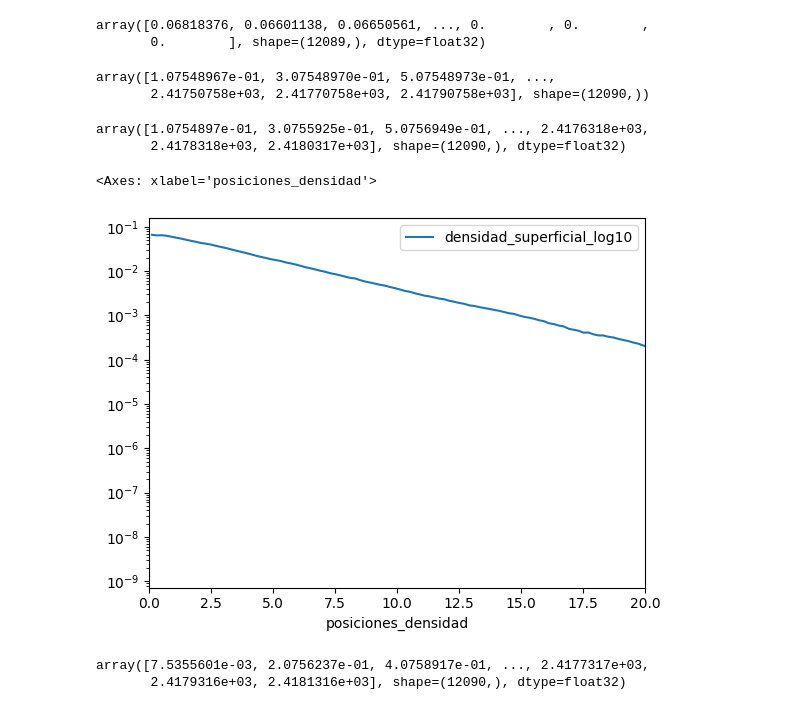
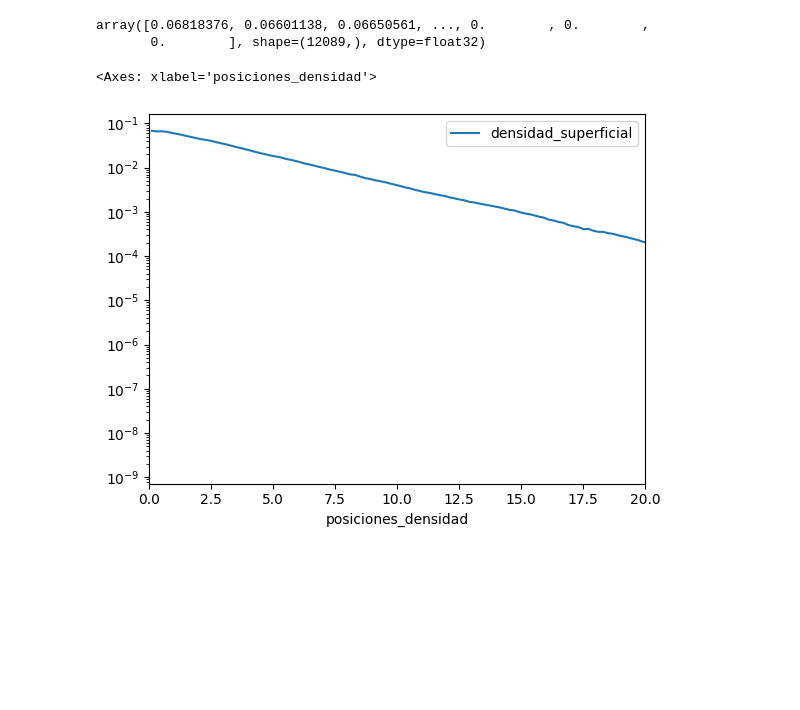
Before and after one commit to sperezp23/Analizador_de_Galaxias, a Jupyter notebook: Ensayos.ipynb, the cells around one changed output. Cells and saved outputs as stored; diff of their text form; code cells hidden in the pictures; blank space fills up the shorter version.

```diff
--- a/Ensayos.ipynb
+++ b/Ensayos.ipynb
@@ -267,53 +267,30 @@ array([0.06818376, 0.06601138, 0.06650561, ..., 0.        , 0.        ,
 # %%
 disco_df['r_xy'] = np.sqrt( disco_df.x_f**2 + disco_df.y_f**2)
 
 r_xy_min = disco_df.r_xy.min()
 r_xy_max = disco_df.r_xy.max()
-numero_total_arandelas = np.int32((r_xy_max - r_xy_min) / 0.2)
+numero_total_radios_arandelas = np.int32((r_xy_max - r_xy_min) / 0.2)
 
-radios_arandelas = np.linspace(r_xy_min, r_xy_max, numero_total_arandelas)
+radios_arandelas = np.linspace(r_xy_min, r_xy_max, numero_total_radios_arandelas)
 suma_de_radios = radios_arandelas[1:] + radios_arandelas[:-1]
 area_arandelas = np.pi * 0.2 * suma_de_radios
 
 masa_arandelas = np.array([
     disco_df.masa[(disco_df.r_xy >= radios_arandelas[i-1]) & (disco_df.r_xy < radios_arandelas[i])].sum()
     for i in range(1, len(radios_arandelas))
 ])
 
 densidad_superficial = masa_arandelas / area_arandelas
+posiciones_densidad = suma_de_radios / 2
 
-# promedio_inicial = (radios_arandelas[1] + radios_arandelas[2])/2
-# promedio_final = (radios_arandelas[-1] + radios_arandelas[-2])/2
-# posiciones_densidad = np.arange(promedio_inicial, promedio_final + 0.2, 0.2)
+perfil_de_densidad_superficial_df = pd.DataFrame()
+perfil_de_densidad_superficial_df['posiciones_densidad'] = posiciones_densidad
+perfil_de_densidad_superficial_df['densidad_superficial'] = densidad_superficial
+perfil_de_densidad_superficial_df['densidad_superficial_log10'] = np.log10(densidad_superficial)
 
-posiciones_densidad = suma_de_radios / 2
+# perfil_de_densidad_superficial_df
+
+perfil_de_densidad_superficial_df.plot(kind='line', x='posiciones_densidad', y='densidad_superficial', logy=True, xlim=(0,20))
+# %% [output]
+<Axes: xlabel='posiciones_densidad'>
+[figure, added]
-# %%
-promedio_inicial = (radios_arandelas[0] + radios_arandelas[1])/2
-promedio_final = (radios_arandelas[-1] + radios_arandelas[-2])/2
-posiciones_densidad = np.arange(promedio_inicial, promedio_final, 0.2)
-posiciones_densidad
-# %% [output]
-array([1.07548967e-01, 3.07548970e-01, 5.07548973e-01, ...,
-       2.41750758e+03, 2.41770758e+03, 2.41790758e+03], shape=(12090,))
-# %%
-np.linspace(promedio_inicial, promedio_final, numero_total_arandelas)
-# %% [output]
-array([1.0754897e-01, 3.0755925e-01, 5.0756949e-01, ..., 2.4176318e+03,
-       2.4178318e+03, 2.4180317e+03], shape=(12090,), dtype=float32)
-# %%
-perfil_de_densidad_superficial = pd.DataFrame()
-perfil_de_densidad_superficial['posiciones_densidad'] = suma_de_radios/2
-perfil_de_densidad_superficial['densidad_superficial'] = densidad_superficial
-perfil_de_densidad_superficial['densidad_superficial_log10'] = np.log1p(densidad_superficial)
-
-perfil_de_densidad_superficial
-
-perfil_de_densidad_superficial.plot(kind='line', x='posiciones_densidad', y='densidad_superficial_log10', logy=True, xlim=(0,20))
-# %% [output]
-<Axes: xlabel='posiciones_densidad'>
-[figure, removed]
-# %%
-radios_arandelas
-# %% [output]
-array([7.5355601e-03, 2.0756237e-01, 4.0758917e-01, ..., 2.4177317e+03,
-       2.4179316e+03, 2.4181316e+03], shape=(12090,), dtype=float32)
```
Also changed, not shown: parts of 4 cells of this notebook.
